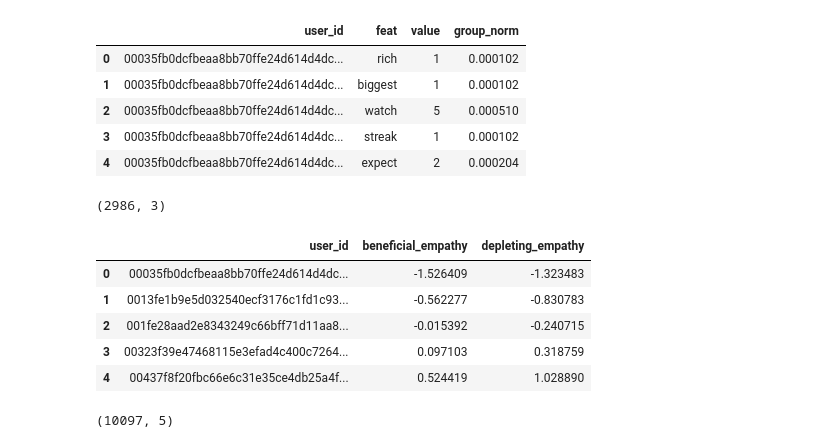
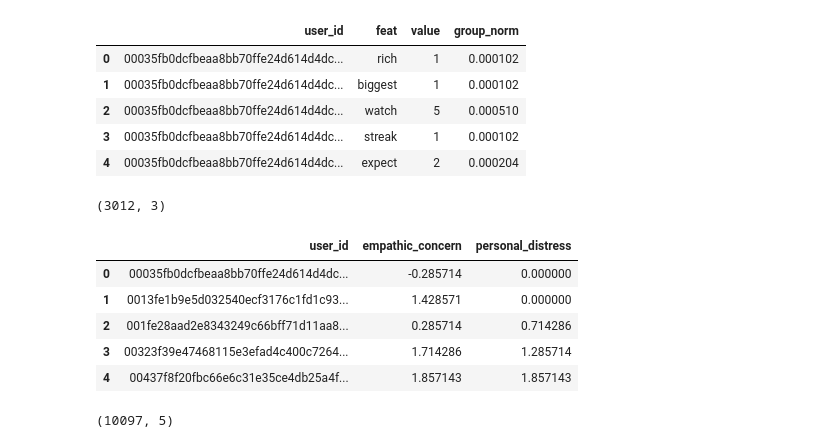
Before and after one commit to yoninachmany/empathy_dictionary, a Jupyter notebook: Empathy correlations.ipynb, the cells around one changed output. Drawn from its saved outputs; the diff is of its cells as text; code cells hidden in the pictures.

```diff
--- a/Empathy correlations.ipynb
+++ b/Empathy correlations.ipynb
@@ -37,17 +37,17 @@ b'Skipping line 8526269: expected 4 fields, saw 5\nSkipping line 8530301: expect
 | 3 | 00035fb0dcfbeaa8bb70ffe24d614d4dc... | streak | 1 | 0.000102 |
 | 4 | 00035fb0dcfbeaa8bb70ffe24d614d4dc... | expect | 2 | 0.000204 |
 # %%
-userids_empathyscores_df = pd.read_csv(f'{data_dir}/userids_empathyscores.csv')
+userids_empathyscores_df = pd.read_csv(f'{data_dir}/ec_and_pd.csv')
 print(userids_empathyscores_df.shape)
 userids_empathyscores_df.head()
 # %% [output]
-(2986, 3)
+(3012, 3)
-|  | user_id | beneficial_empathy | depleting_empathy |
-| 0 | 00035fb0dcfbeaa8bb70ffe24d614d4dc... | -1.526409 | -1.323483 |
-| 1 | 0013fe1b9e5d032540ecf3176c1fd1c93... | -0.562277 | -0.830783 |
-| 2 | 001fe28aad2e8343249c66bff71d11aa8... | -0.015392 | -0.240715 |
-| 3 | 00323f39e47468115e3efad4c400c7264... | 0.097103 | 0.318759 |
-| 4 | 00437f8f20fbc66e6c31e35ce4db25a4f... | 0.524419 | 1.028890 |
+|  | user_id | empathic_concern | personal_distress |
+| 0 | 00035fb0dcfbeaa8bb70ffe24d614d4dc... | -0.285714 | 0.000000 |
+| 1 | 0013fe1b9e5d032540ecf3176c1fd1c93... | 1.428571 | 0.000000 |
+| 2 | 001fe28aad2e8343249c66bff71d11aa8... | 0.285714 | 0.714286 |
+| 3 | 00323f39e47468115e3efad4c400c7264... | 1.714286 | 1.285714 |
+| 4 | 00437f8f20fbc66e6c31e35ce4db25a4f... | 1.857143 | 1.857143 |
 # %%
 mean_ratings_df = pd.read_csv('lexica/mean_ratings/empathy_ratings.csv')
 print(mean_ratings_df.shape)
```
Also changed, not shown: parts of 10 cells of this notebook.
